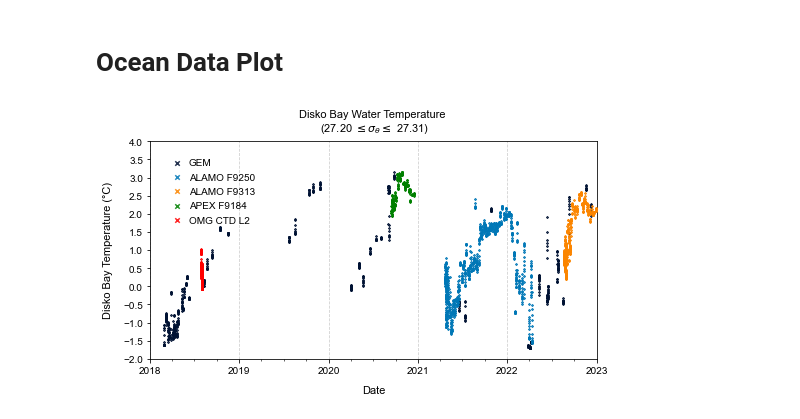
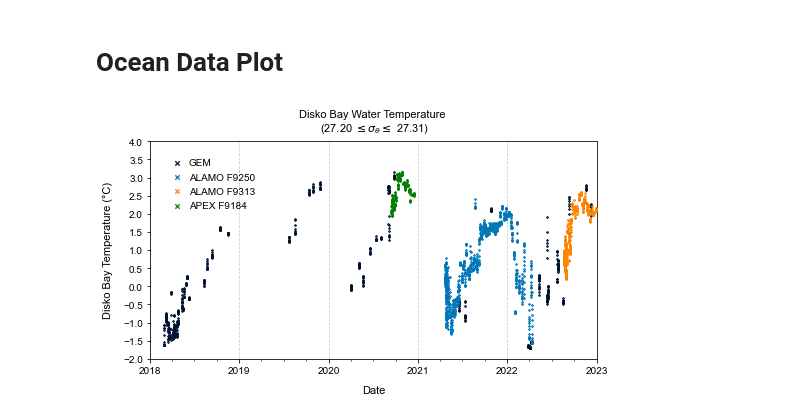
Before and after one commit to hannahpicton/jakobshavn_isbrae, a Jupyter notebook: code/analysis/ocean_data_plot.ipynb, the cells around one changed output. Saved outputs shown, nothing was run; the diff lists cells and outputs as text; code cells hidden in the pictures.

```diff
--- a/code/analysis/ocean_data_plot.ipynb
+++ b/code/analysis/ocean_data_plot.ipynb
@@ -48,32 +43,31 @@ plt.grid(axis = 'x', alpha=0.6, linestyle='--')
 plt.ylabel(ytitle, labelpad=10, fontsize=11)
 plt.xlabel(xtitle, labelpad=10, fontsize=11)
 
 plt.scatter(GEM_DATE, GEM_TEMP, s=3, marker='x', color='#001233', alpha=0.85, label='GEM', zorder=20)
 plt.scatter(ALAMO_F9250_DATE, ALAMO_F9250_TEMP, color='#0077b6', s=3, marker='x', alpha=0.85, label='ALAMO F9250', zorder=20)
 plt.scatter(ALAMO_F9313_DATE, ALAMO_F9313_TEMP, color='#fb8500', s=3, marker='x', alpha=0.85, label='ALAMO F9313', zorder=20)
 plt.scatter(APEX_F9184_DATE, APEX_F9184_TEMP, color='green', s=3, marker='x', alpha=0.85, label='APEX F9184', zorder=20)
-plt.scatter(OMG_CTD_L2_DATE, OMG_CTD_L2_TEMP, color='red', s=3, marker='x', alpha=0.85, label='OMG CTD L2', zorder=20)
 
 # FORMAT THE Y-AXIS TICK LIMITS
 min_y_value = -2
 max_y_value = 4
 interval_y = 0.5
 plt.ylim(bottom=min_y_value, top=max_y_value)
 plt.yticks(np.arange(min_y_value, max_y_value+0.1, interval_y))
 minor_locator = ticker.MultipleLocator(base=1)
 ax.yaxis.set_minor_locator(minor_locator)
 
 # DEFINE THE FORMATTING FOR THE X-TICKS
 year_locator = mdates.YearLocator(base=1, month=1, day=1)
 ax.xaxis.set_major_locator(year_locator)
 ax.xaxis.set_major_formatter(mdates.DateFormatter("%Y"))
 min_x_value = pd.to_datetime('2018-01-01', format='%Y-%m-%d')
 max_x_value = pd.to_datetime('2023-01-01', format='%Y-%m-%d')
 plt.xlim(min_x_value, max_x_value)
 three_month_intervals = mdates.MonthLocator(interval=3)
 ax.xaxis.set_minor_locator(three_month_intervals)
 
 plt.legend(loc='upper left', bbox_to_anchor=(0.01, 0.98), fontsize=10, markerscale=2.6, frameon=False, framealpha=1, handletextpad=0.15, handleheight=0.8, facecolor='white', borderaxespad = 0.8, borderpad=0.45, fancybox=False)
 plt.show()
 # %% [output]
-[figure, old version]
+[figure, new version]
```
Also changed, not shown: parts of 1 cell of this notebook, 1 other file.
